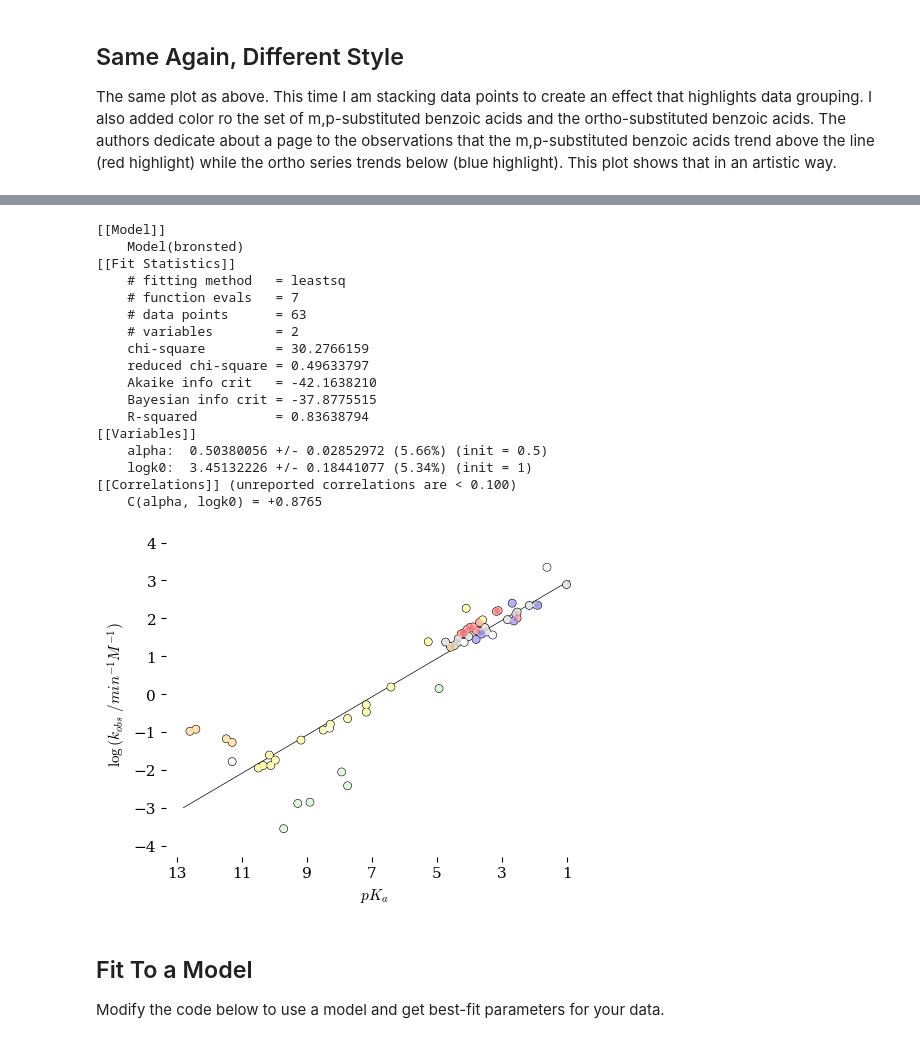
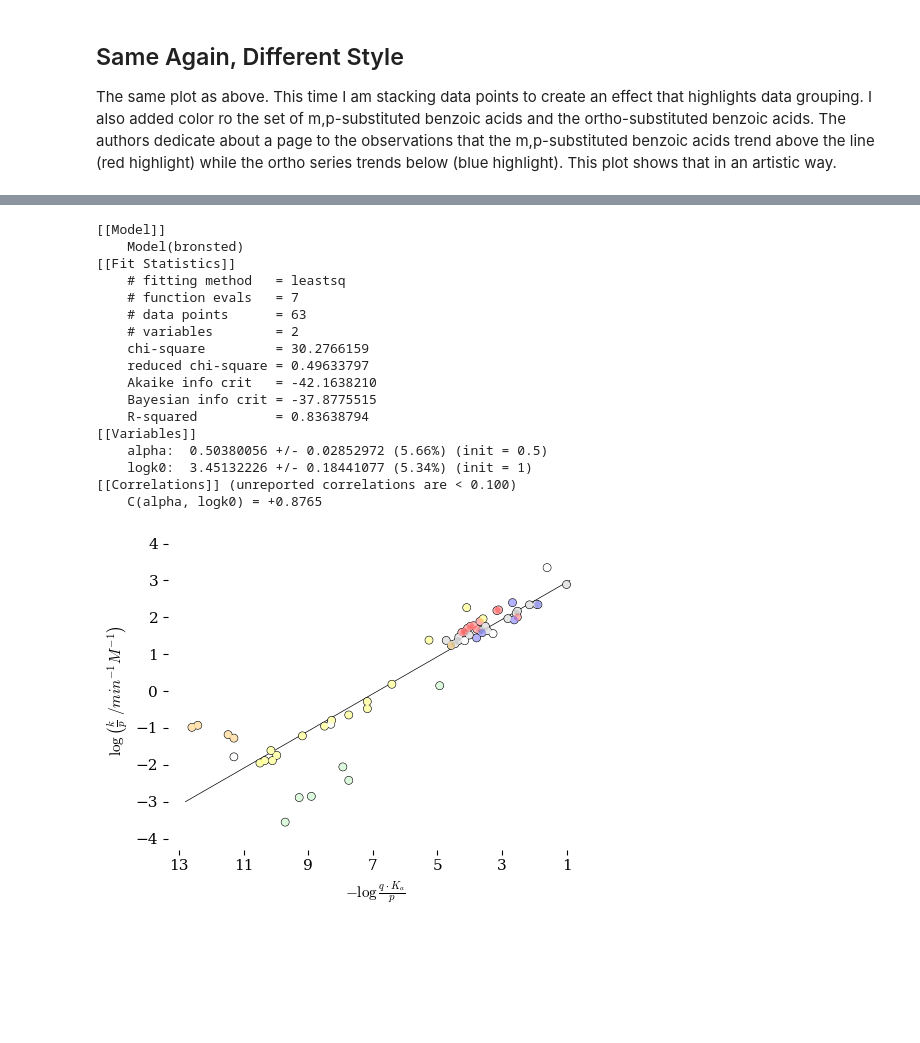
Before and after one commit to blinkletter/Chem4410Webbook, a Jupyter notebook: book/notebooks/A03_Bronsted_Plot/A03_CalcsAndPlots.ipynb, the cells around one changed output, grey strips where cells are left out. Saved outputs shown, nothing was run; the diff lists cells and outputs as text; code cells hidden in the pictures; blank space fills up the shorter version.

```diff
--- a/book/notebooks/A03_Bronsted_Plot/A03_CalcsAndPlots.ipynb
+++ b/book/notebooks/A03_Bronsted_Plot/A03_CalcsAndPlots.ipynb
@@ -840,8 +839,8 @@ ax.spines["bottom"].set_position(("outward", 8))
 # Settings for plot
 ax.set(
 #          title = Title,
-          ylabel=r"$\log{(k_{obs}\ /min^{-1}M^{-1})}$",
-          xlabel=r"$pK_a$ ",
+          ylabel=r"$\log{\left(\frac{k}{p}\ /min^{-1}M^{-1}\right)}$",
+          xlabel=r"$-\log{\frac{q\cdot K_a}{p}}$ ",
           xlim=[13, 0.8],
           ylim=[-4,4],
 #          yticks = [1,3,5,7],
@@ -884,7 +883,6 @@ if 1:
         ]
 
     x = -np.log10(selected_df["Ka"])
-    #y = np.log10(selected_df["k1 (10-5 hr-1)"] *1E-5)
     y = np.log10(selected_df["k"])
 
     ax.scatter(x, y, marker = "o", s = innercirclesize,
@@ -897,7 +895,6 @@ if 1:
         ]
 
     x = -np.log10(selected_df["Ka"])
-    #y = np.log10(selected_df["k1 (10-5 hr-1)"] *1E-5)
     y = np.log10(selected_df["k"])
 
     ax.scatter(x, y, marker = "o", s = innercirclesize,
@@ -910,7 +907,6 @@ if 1:
     ]
 
     x = -np.log10(selected_df["Ka"])
-    #y = np.log10(selected_df["k1 (10-5 hr-1)"] *1E-5)
     y = np.log10(selected_df["k"])
 
     ax.scatter(x, y, marker = "o", s = innercirclesize,
@@ -923,7 +919,6 @@ if 1:
     ]
 
     x = -np.log10(selected_df["Ka"])
-    #y = np.log10(selected_df["k1 (10-5 hr-1)"] *1E-5)
     y = np.log10(selected_df["k"])
 
     ax.scatter(x, y, marker = "o", s = innercirclesize,
@@ -936,7 +931,6 @@ if 1:
     ]
 
     x = -np.log10(selected_df["Ka"])
-    #y = np.log10(selected_df["k1 (10-5 hr-1)"] *1E-5)
     y = np.log10(selected_df["k"])
 
     ax.scatter(x, y, marker = "o", s = innercirclesize,
@@ -951,7 +945,6 @@ if 1:
     ]
 
     x = -np.log10(selected_df["Ka"])
-    #y = np.log10(selected_df["k1 (10-5 hr-1)"] *1E-5)
     y = np.log10(selected_df["k"])
 
     ax.scatter(x, y, marker = "o", s = innercirclesize,
@@ -965,7 +958,6 @@ if 1:
     ]
 
     x = -np.log10(selected_df["Ka"])
-    #y = np.log10(selected_df["k1 (10-5 hr-1)"] *1E-5)
     y = np.log10(selected_df["k"])
 
     ax.scatter(x, y, marker = "o", s = innercirclesize,
@@ -977,40 +969,36 @@ if 1:
 ### Output Plot
 ################################################
 
-name = "plot4"
+name = "plot6"
 
 # Plot as .pdf
 plt.savefig(f"plots/{name}.pdf")
 
 ### Set face of plot to transparent
 ax.patch.set_facecolor([0, 0, 0, 0])
 
 # Plot as .png with transparent background
 plt.savefig(f"plots/{name}.png", dpi=600,
             facecolor = [0, 0, 0, 0],
         )
 # display plot in notebook
 plt.show()
 # %% [output]
 [[Model]]
     Model(bronsted)
 [[Fit Statistics]]
     # fitting method   = leastsq
     # function evals   = 7
     # data points      = 63
     # variables        = 2
     chi-square         = 30.2766159
     reduced chi-square = 0.49633797
     Akaike info crit   = -42.1638210
     Bayesian info crit = -37.8775515
     R-squared          = 0.83638794
 [[Variables]]
     alpha:  0.50380056 +/- 0.02852972 (5.66%) (init = 0.5)
     logk0:  3.45132226 +/- 0.18441077 (5.34%) (init = 1)
 [[Correlations]] (unreported correlations are < 0.100)
     C(alpha, logk0) = +0.8765
-[figure, old version]
+[figure, new version]
-# %% [markdown]
-## Fit To a Model
-
-Modify the code below to use a model and get best-fit parameters for your data.
```
Also changed, not shown: parts of 5 cells of this notebook, 11 other files.
